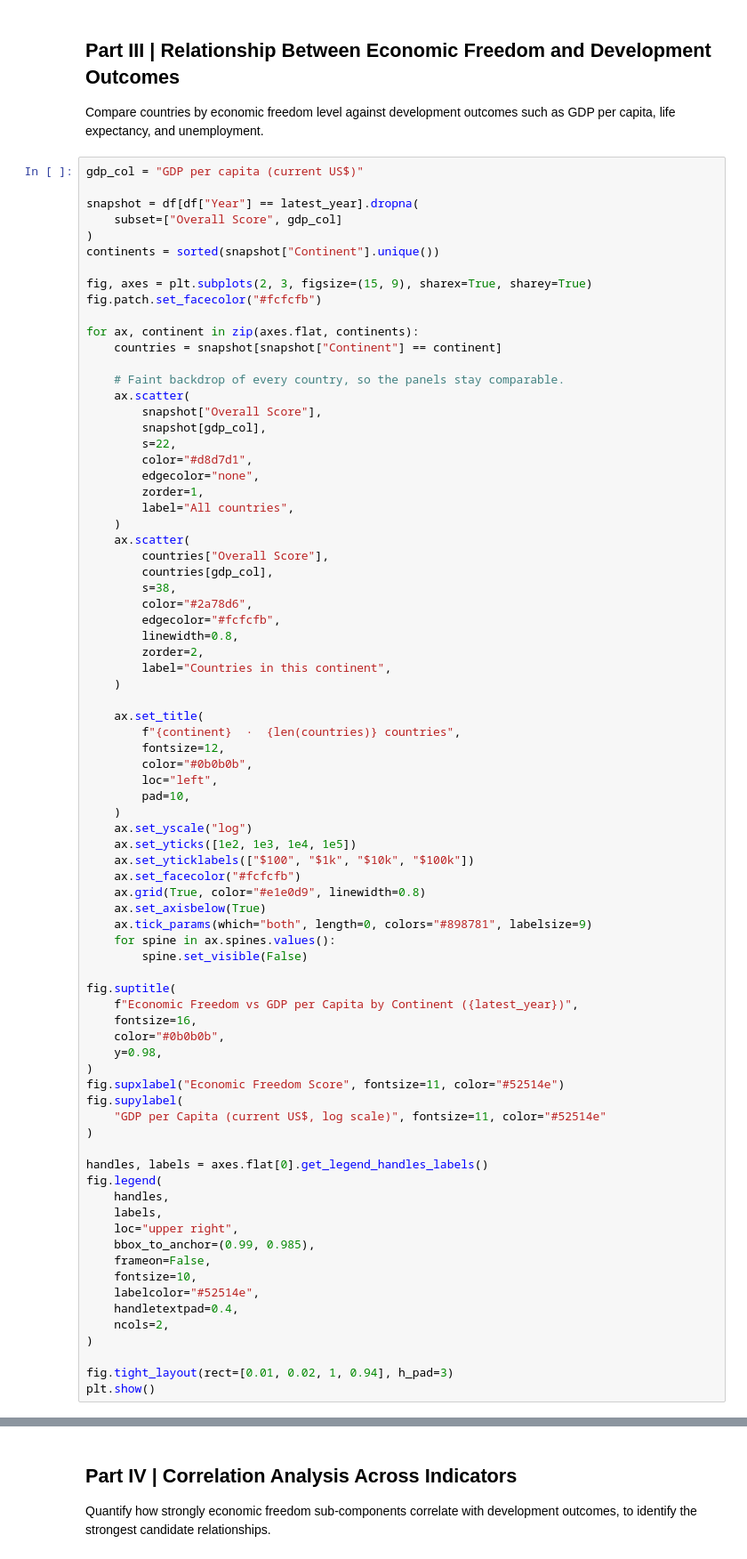
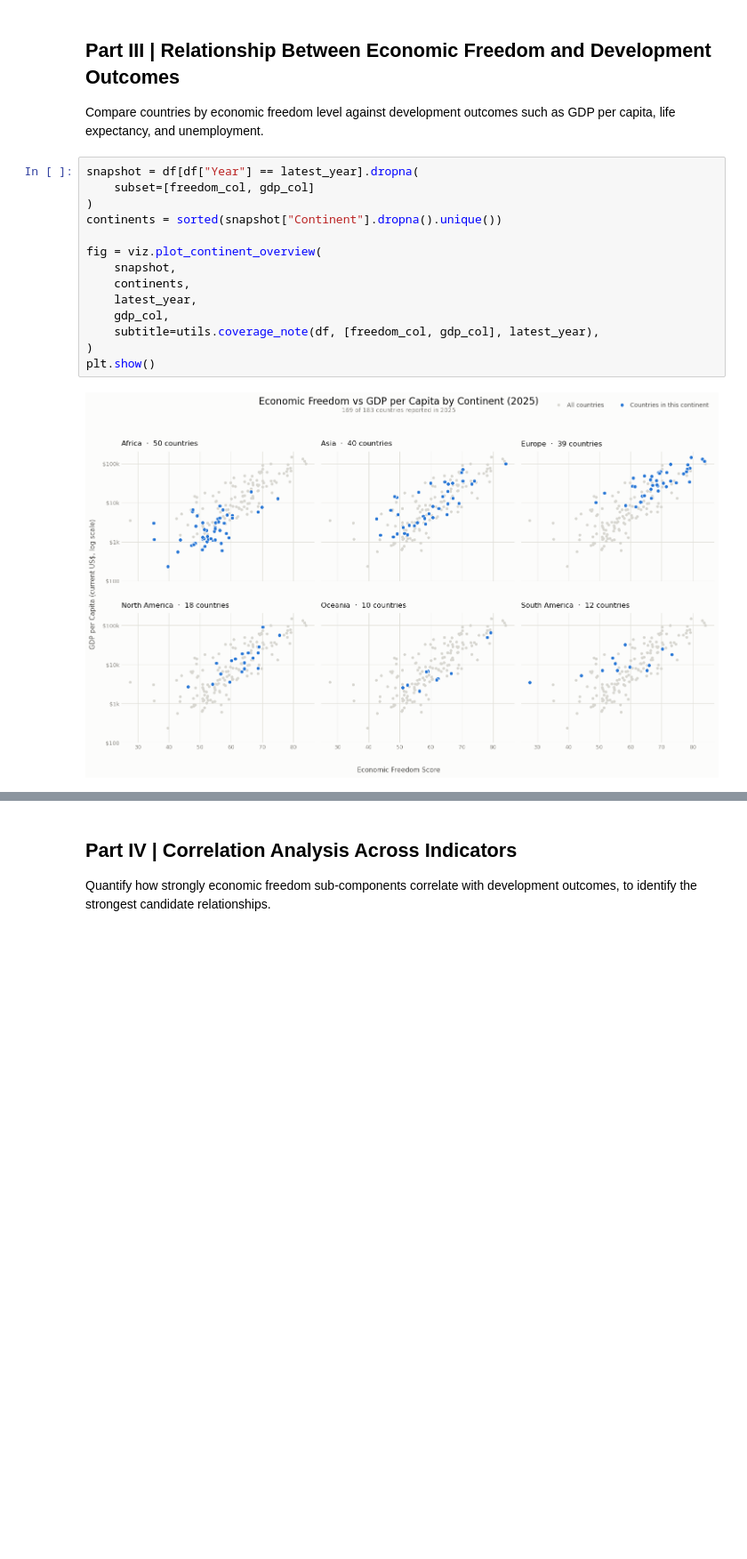
Before and after one commit to ValentimPiazera/wb-economic-freedom, a Jupyter notebook: notebooks/II-analysis.ipynb, the cells around one changed output, grey strips where cells are left out. Shown at 89% size. Drawn from its saved outputs; the diff is of its cells as text; blank space fills up the shorter version.

```diff
--- a/notebooks/II-analysis.ipynb
+++ b/notebooks/II-analysis.ipynb
@@ -228,81 +188,19 @@ fig.show()
 
 Compare countries by economic freedom level against development outcomes such as GDP per capita, life expectancy, and unemployment.
 # %%
-gdp_col = "GDP per capita (current US$)"
+snapshot = df[df["Year"] == latest_year].dropna(
+    subset=[freedom_col, gdp_col]
+)
+continents = sorted(snapshot["Continent"].dropna().unique())
 
-snapshot = df[df["Year"] == latest_year].dropna(
-    subset=["Overall Score", gdp_col]
+fig = viz.plot_continent_overview(
+    snapshot,
+    continents,
+    latest_year,
+    gdp_col,
+    subtitle=utils.coverage_note(df, [freedom_col, gdp_col], latest_year),
 )
-continents = sorted(snapshot["Continent"].unique())
-
-fig, axes = plt.subplots(2, 3, figsize=(15, 9), sharex=True, sharey=True)
-fig.patch.set_facecolor("#fcfcfb")
-
-for ax, continent in zip(axes.flat, continents):
-    countries = snapshot[snapshot["Continent"] == continent]
-
-    # Faint backdrop of every country, so the panels stay comparable.
-    ax.scatter(
-        snapshot["Overall Score"],
-        snapshot[gdp_col],
-        s=22,
-        color="#d8d7d1",
-        edgecolor="none",
-        zorder=1,
-        label="All countries",
-    )
-    ax.scatter(
-        countries["Overall Score"],
-        countries[gdp_col],
-        s=38,
-        color="#2a78d6",
-        edgecolor="#fcfcfb",
-        linewidth=0.8,
-        zorder=2,
-        label="Countries in this continent",
-    )
-
-    ax.set_title(
-        f"{continent}  ·  {len(countries)} countries",
-        fontsize=12,
-        color="#0b0b0b",
-        loc="left",
-        pad=10,
-    )
-    ax.set_yscale("log")
-    ax.set_yticks([1e2, 1e3, 1e4, 1e5])
-    ax.set_yticklabels(["$100", "$1k", "$10k", "$100k"])
-    ax.set_facecolor("#fcfcfb")
-    ax.grid(True, color="#e1e0d9", linewidth=0.8)
-    ax.set_axisbelow(True)
-    ax.tick_params(which="both", length=0, colors="#898781", labelsize=9)
-    for spine in ax.spines.values():
-        spine.set_visible(False)
-
-fig.suptitle(
-    f"Economic Freedom vs GDP per Capita by Continent ({latest_year})",
-    fontsize=16,
-    color="#0b0b0b",
-    y=0.98,
-)
-fig.supxlabel("Economic Freedom Score", fontsize=11, color="#52514e")
-fig.supylabel(
-    "GDP per Capita (current US$, log scale)", fontsize=11, color="#52514e"
-)
-
-handles, labels = axes.flat[0].get_legend_handles_labels()
-fig.legend(
-    handles,
-    labels,
-    loc="upper right",
-    bbox_to_anchor=(0.99, 0.985),
-    frameon=False,
-    fontsize=10,
-    labelcolor="#52514e",
-    handletextpad=0.4,
-    ncols=2,
-)
-
-fig.tight_layout(rect=[0.01, 0.02, 1, 0.94], h_pad=3)
 plt.show()
+# %% [output]
+[figure, added]
 # %%
```
Also changed, not shown: parts of 12 cells of this notebook, 2 other files.
